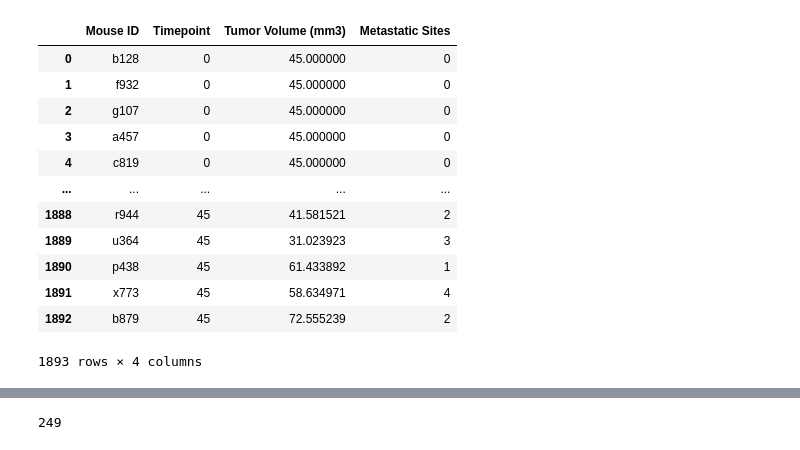
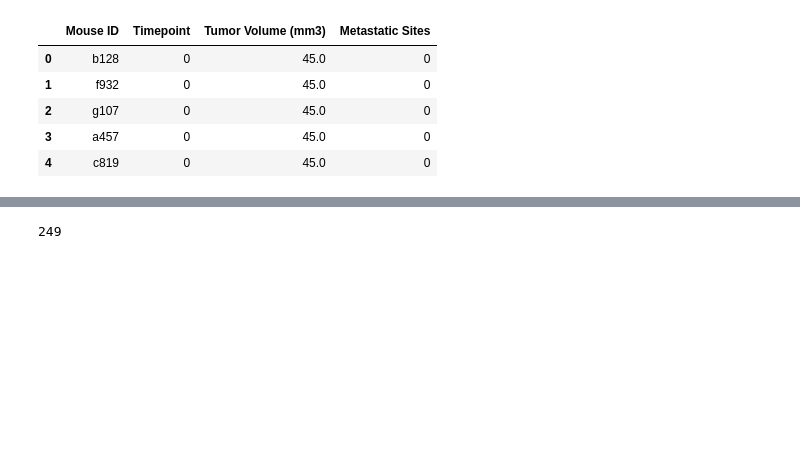
Before and after one commit to tealiie/matplotlib, a Jupyter notebook: pymaceuticals.ipynb, the cells around one changed output, grey strips where cells are left out. Drawn from its saved outputs; the diff is of its cells as text; code cells hidden in the pictures; blank space fills up the shorter version.

```diff
--- a/pymaceuticals.ipynb
+++ b/pymaceuticals.ipynb
@@ -33,18 +27,11 @@ mouse_metadata
 # %%
-study_results
+study_results.head()
 # %% [output]
 |  | Mouse ID | Timepoint | Tumor Volume (mm3) | Metastatic Sites |
-| 0 | b128 | 0 | 45.000000 | 0 |
-| 1 | f932 | 0 | 45.000000 | 0 |
-| 2 | g107 | 0 | 45.000000 | 0 |
-| 3 | a457 | 0 | 45.000000 | 0 |
-| 4 | c819 | 0 | 45.000000 | 0 |
-| ... | ... | ... | ... | ... |
-| 1888 | r944 | 45 | 41.581521 | 2 |
-| 1889 | u364 | 45 | 31.023923 | 3 |
-| 1890 | p438 | 45 | 61.433892 | 1 |
-| 1891 | x773 | 45 | 58.634971 | 4 |
-| 1892 | b879 | 45 | 72.555239 | 2 |
+| 0 | b128 | 0 | 45.0 | 0 |
+| 1 | f932 | 0 | 45.0 | 0 |
+| 2 | g107 | 0 | 45.0 | 0 |
+| 3 | a457 | 0 | 45.0 | 0 |
+| 4 | c819 | 0 | 45.0 | 0 |
-1893 rows × 4 columns
 # %%
 # Display the data table for preview
```
Also changed, not shown: parts of 19 cells of this notebook.
